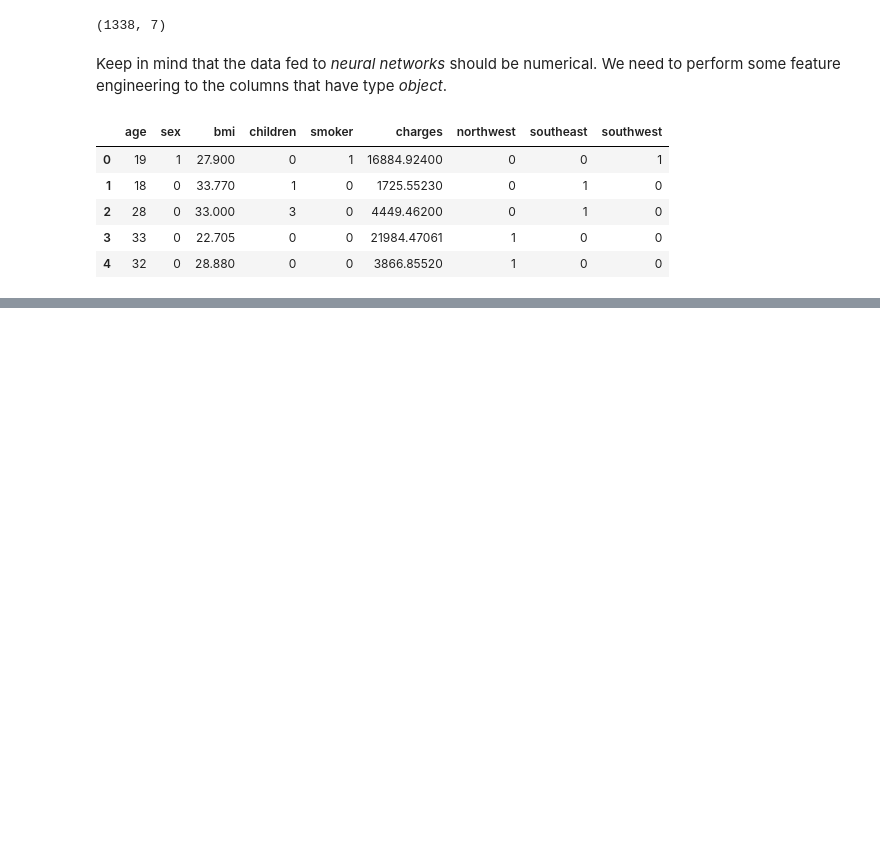
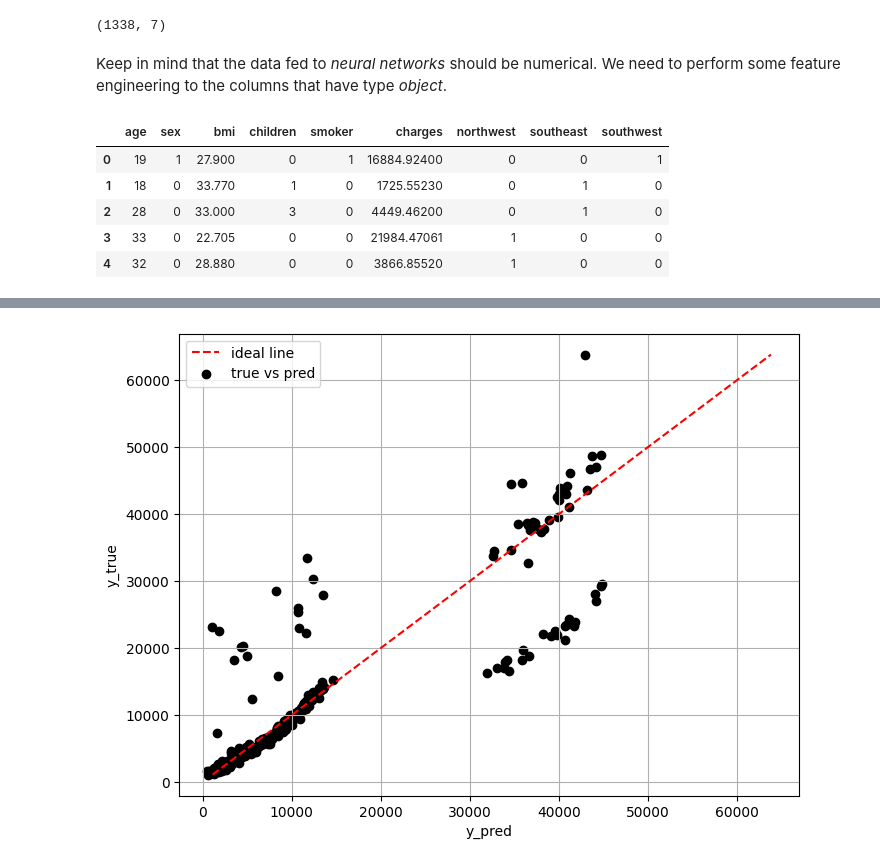
Before and after one commit to HerraKaava/tensorflow, a Jupyter notebook: NN-Regression/NN_Regression_Example.ipynb, the cells around one changed output, grey strips where cells are left out. Saved outputs shown, nothing was run; the diff lists cells and outputs as text; code cells hidden in the pictures; blank space fills up the shorter version.

```diff
--- a/NN-Regression/NN_Regression_Example.ipynb
+++ b/NN-Regression/NN_Regression_Example.ipynb
@@ -72,0 +209,12 @@ df.head()
+# %%
+# Add another hidden layer and use Adam instead of SGD.
+tf.random.set_seed(42)
+model2 = tf.keras.Sequential(name='model2')
+model2.add(tf.keras.Input(shape=(8,), name='input_layer'))
+model2.add(tf.keras.layers.Dense(units=10, activation='linear', name='hidden_layer_1'))
+model2.add(tf.keras.layers.Dense(units=10, activation='linear', name='hidden_layer_2'))
+model2.add(tf.keras.layers.Dense(units=1, activation='linear', name='output_layer'))
+model2.compile(loss=tf.keras.losses.mae,
+               optimizer=tf.keras.optimizers.Adam(learning_rate=0.01),
+               metrics=['mae'])
+model2.fit(X_train, y_train, epochs=100, verbose=0)
@@ -72,0 +234,4 @@ df.head()
+# %%
+# Visualize the true labels vs. predicted labels
+plot_preds(y_val, model2.predict(X_val))
+# %% [output]
@@ -72,0 +239 @@ df.head()
+[figure, added]
```
Also changed, not shown: parts of 24 cells of this notebook.
